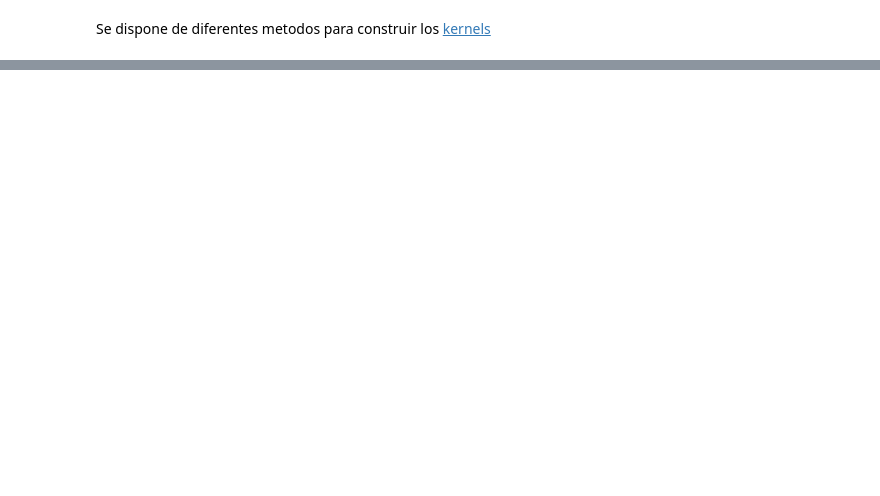
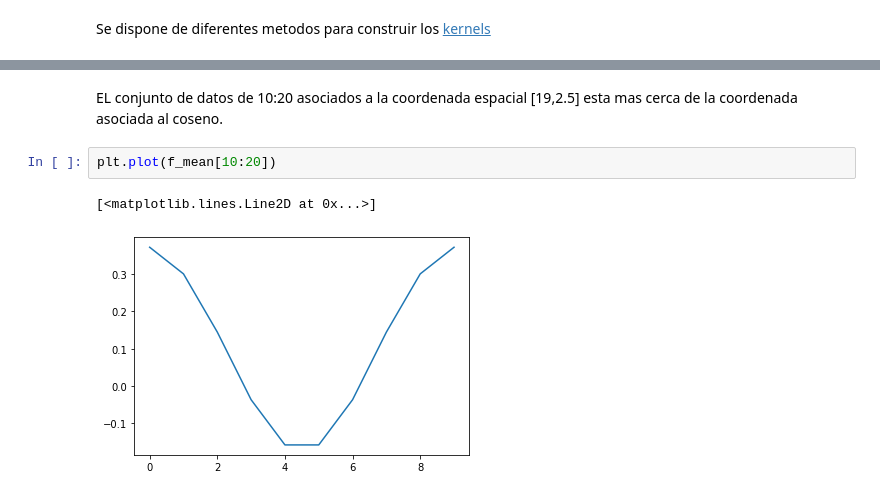
Before and after one commit to cdguarnizo/MAPE_ITM, a Jupyter notebook: Espacio-Temporal/AnalisisEspacial.ipynb, the cells around one changed output, grey strips where cells are left out. Drawn from its saved outputs; the diff is of its cells as text; blank space fills up the shorter version.

```diff
--- a/Espacio-Temporal/AnalisisEspacial.ipynb
+++ b/Espacio-Temporal/AnalisisEspacial.ipynb
@@ -138,0 +217,7 @@ class GPRegressionModel(gpytorch.models.ExactGP):
+# %% [markdown]
+EL conjunto de datos de 10:20 asociados a la coordenada espacial [19,2.5] esta mas cerca de la coordenada asociada al coseno.
+# %%
+plt.plot(f_mean[10:20])
+# %% [output]
+[<matplotlib.lines.Line2D at 0x...>]
+[figure, added]
```
Also changed, not shown: parts of 31 cells of this notebook.
